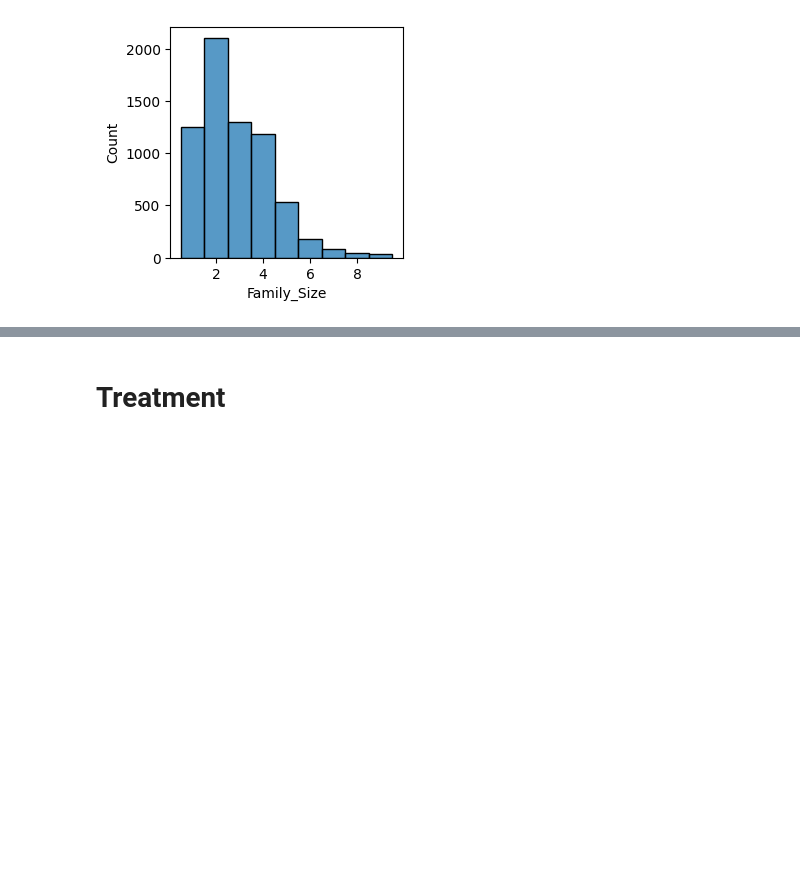
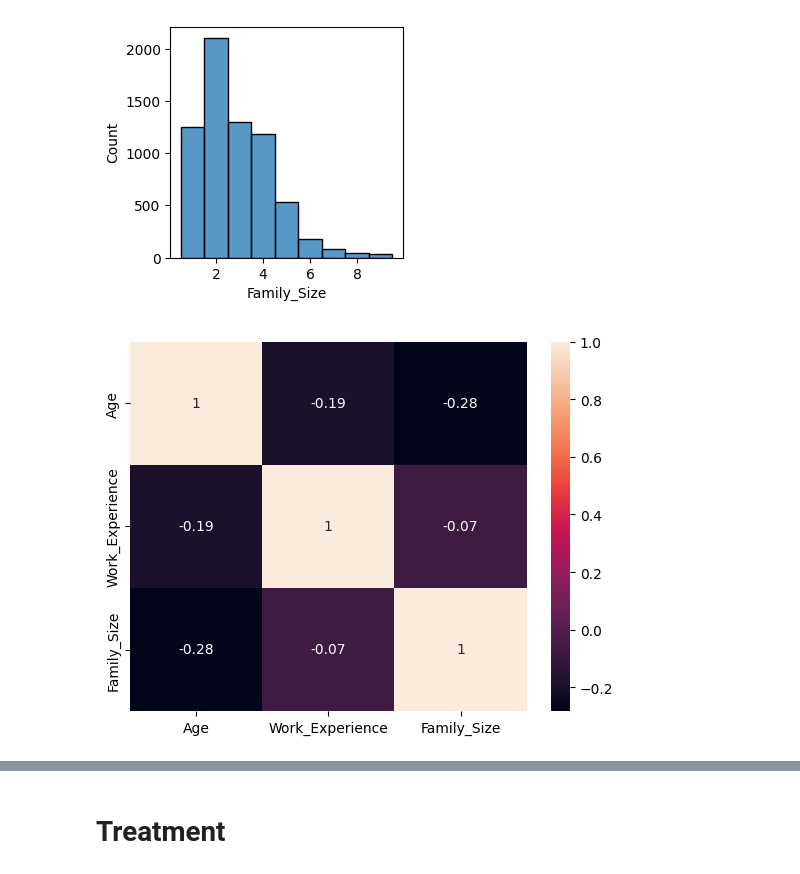
Before and after one commit to franklinzppa/customer-clusterization, a Jupyter notebook: customer-cluster.ipynb, the cells around one changed output, grey strips where cells are left out. Saved outputs shown, nothing was run; the diff lists cells and outputs as text; code cells hidden in the pictures; blank space fills up the shorter version.

```diff
--- a/customer-cluster.ipynb
+++ b/customer-cluster.ipynb
@@ -174,2 +192,8 @@ sns.histplot(df_dropna, x='Family_Size', discrete=True);
 # %%
 # Correlation with numerical features
+
+corr_matrix = df_dropna[num_cols].corr()
+sns.heatmap(corr_matrix, annot=True)
+plt.show()
+# %% [output]
+[figure, added]
```
Also changed, not shown: parts of 10 cells of this notebook.
